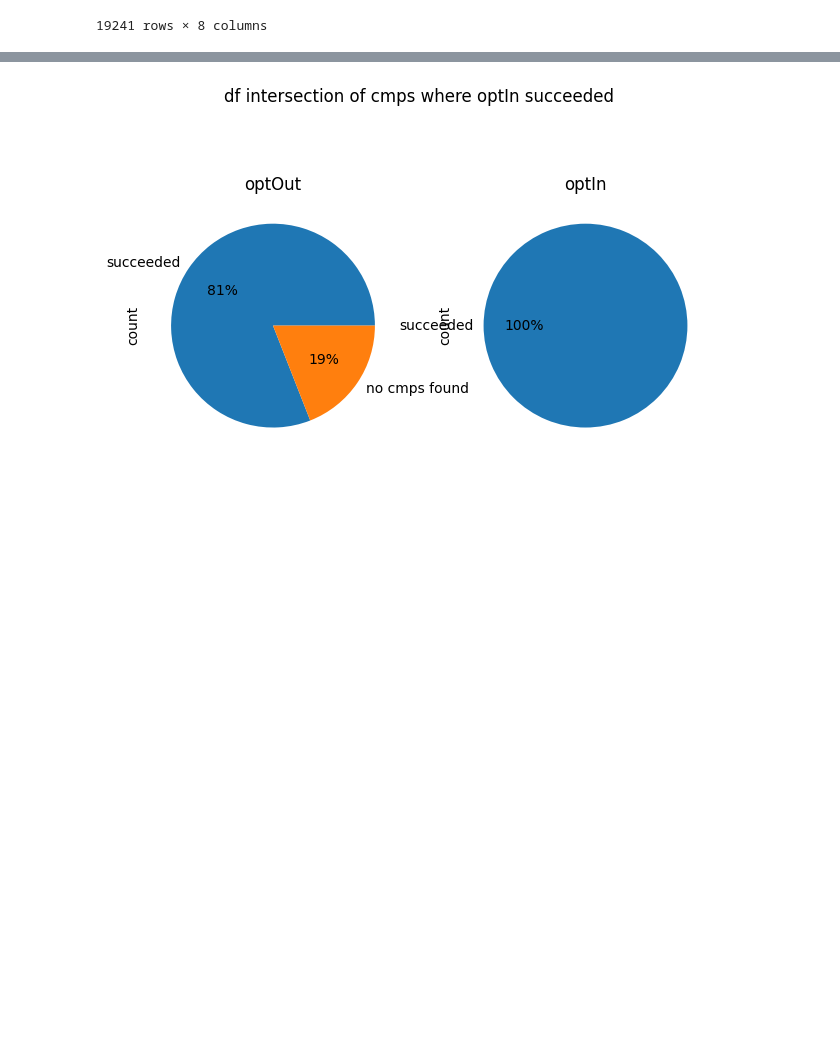
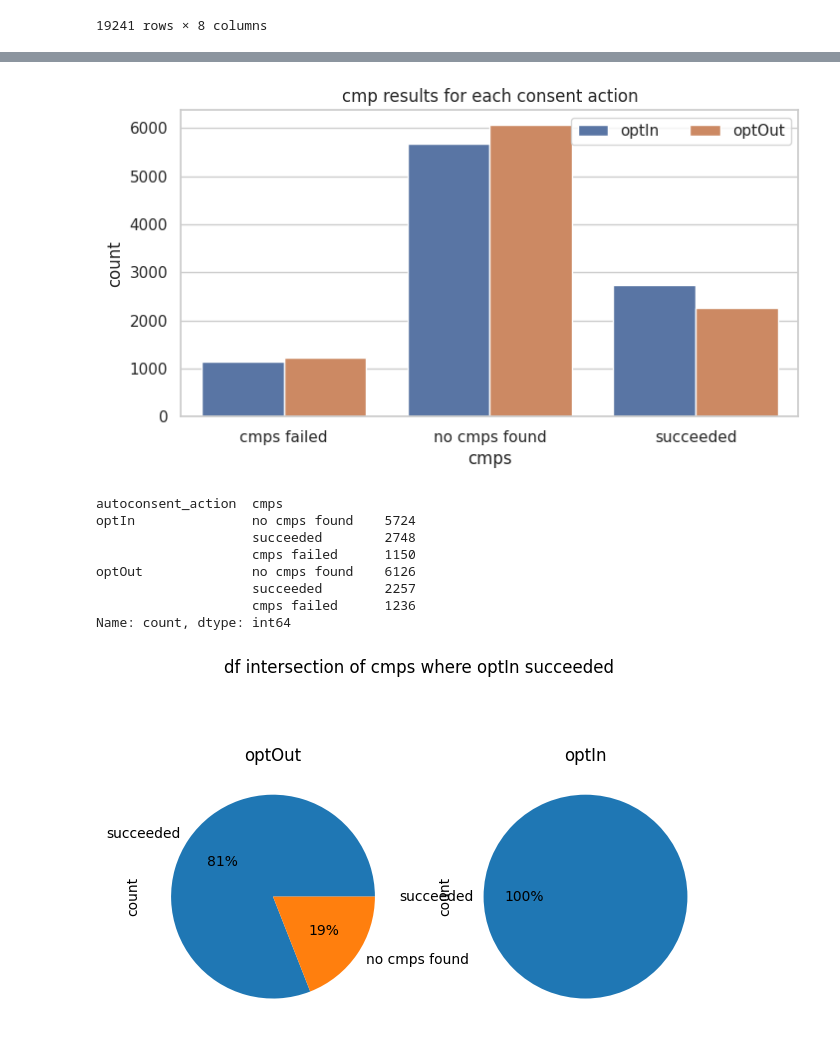
Before and after one commit to woutgit/sendBeacon-crawler, a Jupyter notebook: analysis/load_dataframe.ipynb, the cells around one changed output, grey strips where cells are left out. Saved outputs shown, nothing was run; the diff lists cells and outputs as text; code cells hidden in the pictures; blank space fills up the shorter version.

```diff
--- a/analysis/load_dataframe.ipynb
+++ b/analysis/load_dataframe.ipynb
@@ -100,3 +142,20 @@ plt.show()
+# %%
+f, ax = plt.subplots(figsize=(8,4))
+sns.countplot(x="cmps", hue="autoconsent_action", data=df_intersection).set(title="cmp results for each consent action")
+ax.legend(ncol=2, loc="upper right", frameon=True)
+plt.show()
+
+df.groupby(["autoconsent_action"]).cmps.value_counts()
+# %% [output]
+[figure, added]
+autoconsent_action  cmps
+optIn               no cmps found    5724
+                    succeeded        2748
+                    cmps failed      1150
+optOut              no cmps found    6126
+                    succeeded        2257
+                    cmps failed      1236
+Name: count, dtype: int64
 # %%
 df_optIn_cmps_succeeded_only = df_optIn[df_optIn['cmps'] == "succeeded"]
 
```
Also changed, not shown: parts of 8 cells of this notebook, 8 other files.
